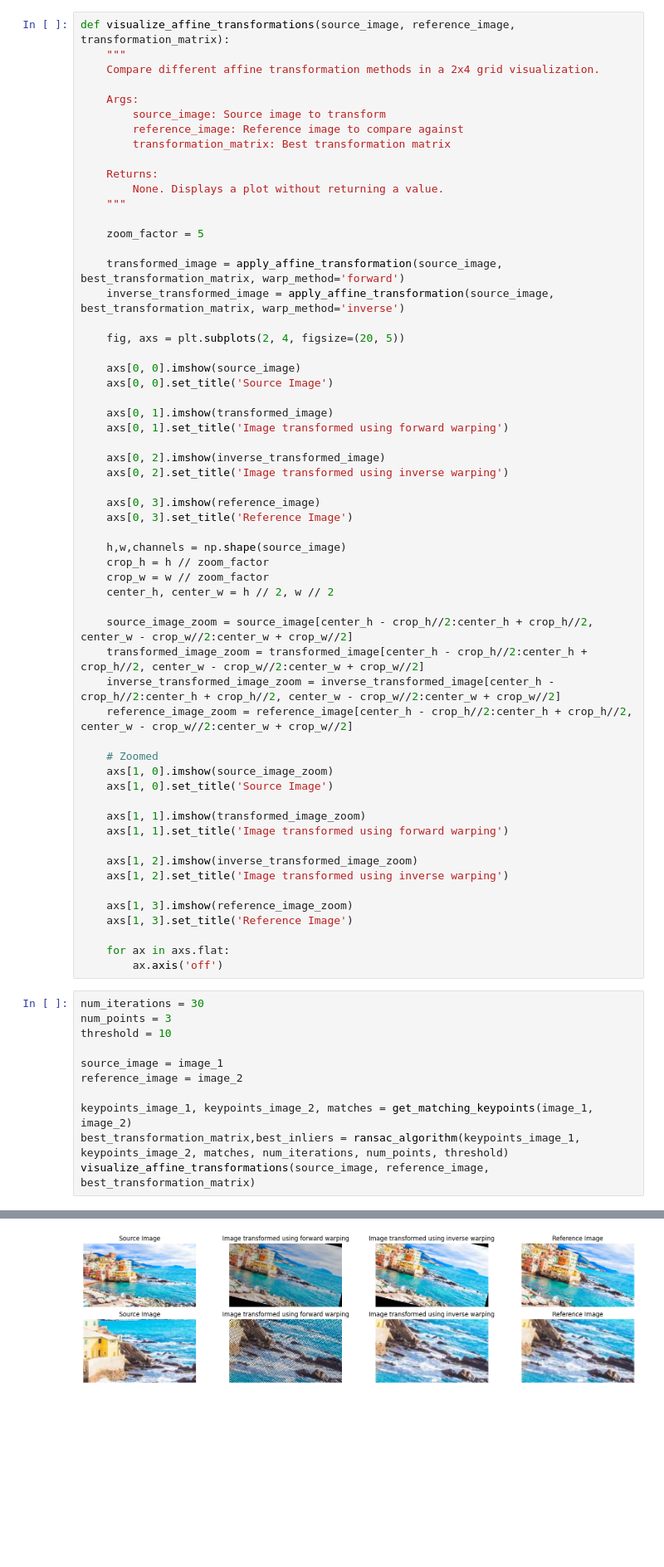
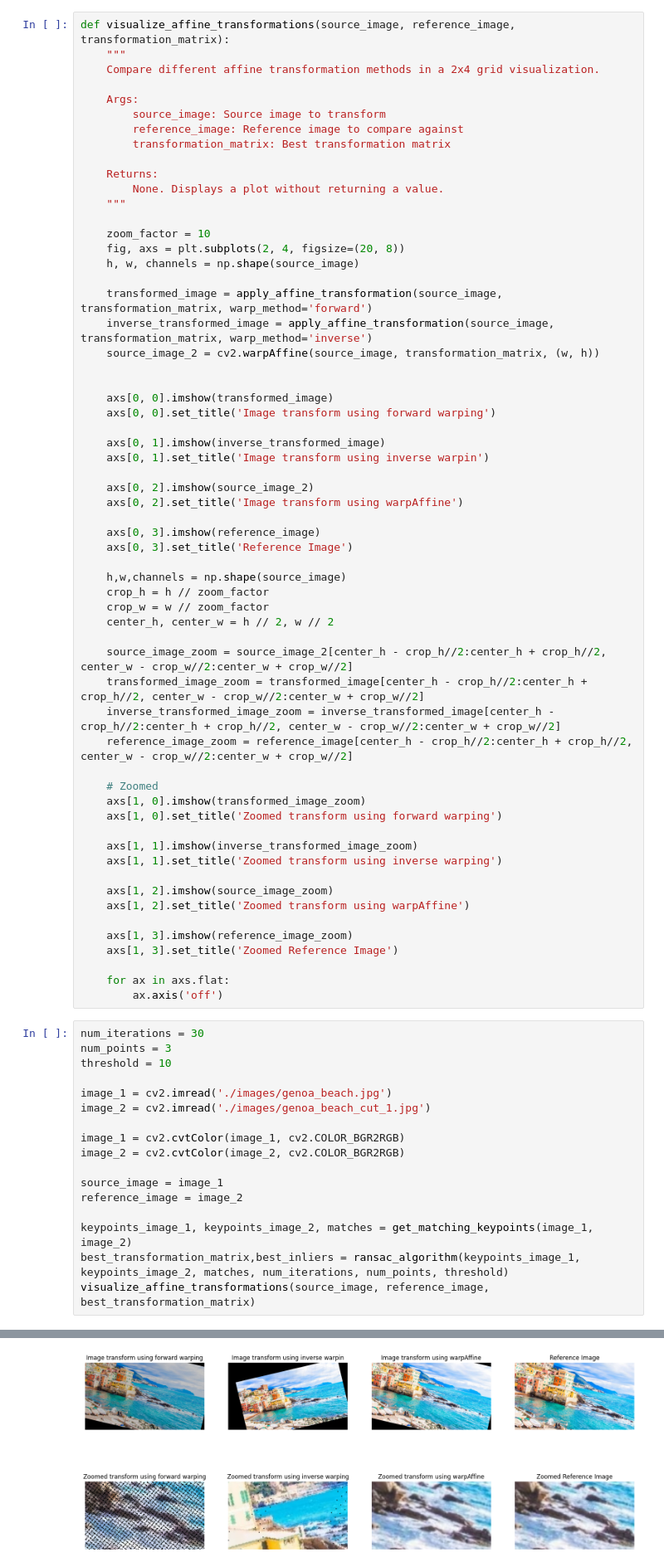
Before and after one commit to matthias-hagenauer/cv1_labs, a Jupyter notebook: cv1-lab-4/cv1-lab-4.ipynb, the cells around one changed output, grey strips where cells are left out. Shown at 83% size. Drawn from its saved outputs; the diff is of its cells as text; blank space fills up the shorter version.

```diff
--- a/cv1-lab-4/cv1-lab-4.ipynb
+++ b/cv1-lab-4/cv1-lab-4.ipynb
@@ -536,21 +570,23 @@ def visualize_affine_transformations(source_image, reference_image, transformati
         None. Displays a plot without returning a value.
     """
 
-    zoom_factor = 5
+    zoom_factor = 10
+    fig, axs = plt.subplots(2, 4, figsize=(20, 8))
+    h, w, channels = np.shape(source_image)
 
-    transformed_image = apply_affine_transformation(source_image, best_transformation_matrix, warp_method='forward')
-    inverse_transformed_image = apply_affine_transformation(source_image, best_transformation_matrix, warp_method='inverse')
+    transformed_image = apply_affine_transformation(source_image, transformation_matrix, warp_method='forward')
+    inverse_transformed_image = apply_affine_transformation(source_image, transformation_matrix, warp_method='inverse')
+    source_image_2 = cv2.warpAffine(source_image, transformation_matrix, (w, h))
 
-    fig, axs = plt.subplots(2, 4, figsize=(20, 5))
 
-    axs[0, 0].imshow(source_image)
-    axs[0, 0].set_title('Source Image')
+    axs[0, 0].imshow(transformed_image)
+    axs[0, 0].set_title('Image transform using forward warping')
 
-    axs[0, 1].imshow(transformed_image)
-    axs[0, 1].set_title('Image transformed using forward warping')
+    axs[0, 1].imshow(inverse_transformed_image)
+    axs[0, 1].set_title('Image transform using inverse warpin')
 
-    axs[0, 2].imshow(inverse_transformed_image)
-    axs[0, 2].set_title('Image transformed using inverse warping')
+    axs[0, 2].imshow(source_image_2)
+    axs[0, 2].set_title('Image transform using warpAffine')
 
     axs[0, 3].imshow(reference_image)
     axs[0, 3].set_title('Reference Image')
@@ -560,23 +596,23 @@ def visualize_affine_transformations(source_image, reference_image, transformati
     crop_w = w // zoom_factor
     center_h, center_w = h // 2, w // 2
 
-    source_image_zoom = source_image[center_h - crop_h//2:center_h + crop_h//2, center_w - crop_w//2:center_w + crop_w//2]
+    source_image_zoom = source_image_2[center_h - crop_h//2:center_h + crop_h//2, center_w - crop_w//2:center_w + crop_w//2]
     transformed_image_zoom = transformed_image[center_h - crop_h//2:center_h + crop_h//2, center_w - crop_w//2:center_w + crop_w//2]
     inverse_transformed_image_zoom = inverse_transformed_image[center_h - crop_h//2:center_h + crop_h//2, center_w - crop_w//2:center_w + crop_w//2]
     reference_image_zoom = reference_image[center_h - crop_h//2:center_h + crop_h//2, center_w - crop_w//2:center_w + crop_w//2]
 
     # Zoomed
-    axs[1, 0].imshow(source_image_zoom)
-    axs[1, 0].set_title('Source Image')
+    axs[1, 0].imshow(transformed_image_zoom)
+    axs[1, 0].set_title('Zoomed transform using forward warping')
 
-    axs[1, 1].imshow(transformed_image_zoom)
-    axs[1, 1].set_title('Image transformed using forward warping')
+    axs[1, 1].imshow(inverse_transformed_image_zoom)
+    axs[1, 1].set_title('Zoomed transform using inverse warping')
 
-    axs[1, 2].imshow(inverse_transformed_image_zoom)
-    axs[1, 2].set_title('Image transformed using inverse warping')
+    axs[1, 2].imshow(source_image_zoom)
+    axs[1, 2].set_title('Zoomed transform using warpAffine')
 
     axs[1, 3].imshow(reference_image_zoom)
-    axs[1, 3].set_title('Reference Image')
+    axs[1, 3].set_title('Zoomed Reference Image')
 
     for ax in axs.flat:
         ax.axis('off')
@@ -584,6 +620,12 @@ def visualize_affine_transformations(source_image, reference_image, transformati
 num_iterations = 30
 num_points = 3
 threshold = 10
+
+image_1 = cv2.imread('./images/genoa_beach.jpg')
+image_2 = cv2.imread('./images/genoa_beach_cut_1.jpg')
+
+image_1 = cv2.cvtColor(image_1, cv2.COLOR_BGR2RGB)
+image_2 = cv2.cvtColor(image_2, cv2.COLOR_BGR2RGB)
 
 source_image = image_1
 reference_image = image_2
@@ -601,4 +643,4 @@ Outliers removed:         1013
-[figure, old version]
+[figure, new version]
 # %% [markdown]
 <a id="question-6"></a>
 #### <font color='#FF0000'>Question 6 (3 points)</font>
```
Also changed, not shown: parts of 18 cells of this notebook.
